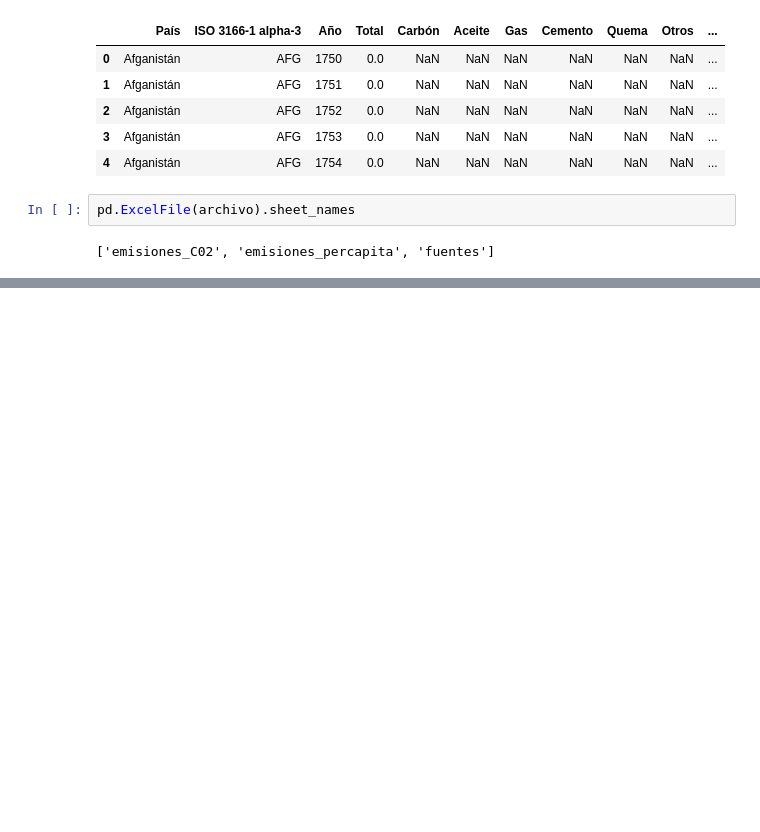
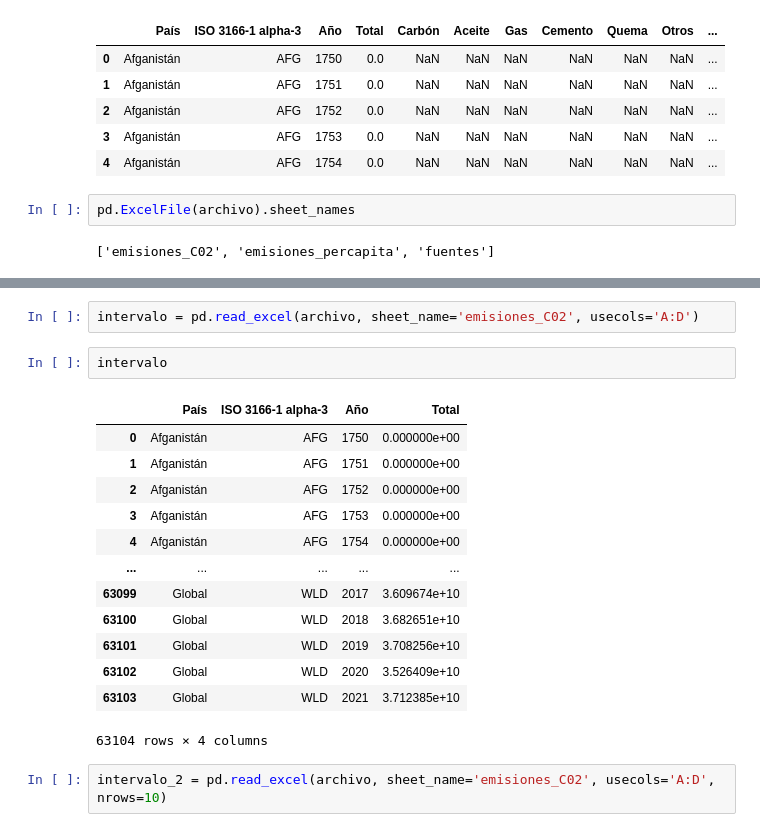
Before and after one commit to ollin02/leyendo-archivos-excel-Pandas-Public, a Jupyter notebook: Pandas_I_O2.ipynb, the cells around one changed output, grey strips where cells are left out. Saved outputs shown, nothing was run; the diff lists cells and outputs as text; blank space fills up the shorter version.

```diff
--- a/Pandas_I_O2.ipynb
+++ b/Pandas_I_O2.ipynb
@@ -25,0 +52,20 @@ pd.ExcelFile(archivo).sheet_names
+# %%
+intervalo = pd.read_excel(archivo, sheet_name='emisiones_C02', usecols='A:D')
+# %%
+intervalo
+# %% [output]
+|  | País | ISO 3166-1 alpha-3 | Año | Total |
+| 0 | Afganistán | AFG | 1750 | 0.000000e+00 |
+| 1 | Afganistán | AFG | 1751 | 0.000000e+00 |
+| 2 | Afganistán | AFG | 1752 | 0.000000e+00 |
+| 3 | Afganistán | AFG | 1753 | 0.000000e+00 |
+| 4 | Afganistán | AFG | 1754 | 0.000000e+00 |
+| ... | ... | ... | ... | ... |
+| 63099 | Global | WLD | 2017 | 3.609674e+10 |
+| 63100 | Global | WLD | 2018 | 3.682651e+10 |
+| 63101 | Global | WLD | 2019 | 3.708256e+10 |
+| 63102 | Global | WLD | 2020 | 3.526409e+10 |
+| 63103 | Global | WLD | 2021 | 3.712385e+10 |
+63104 rows × 4 columns
+# %%
+intervalo_2 = pd.read_excel(archivo, sheet_name='emisiones_C02', usecols='A:D', nrows=10)
```
Also changed, not shown: parts of 6 cells of this notebook.
